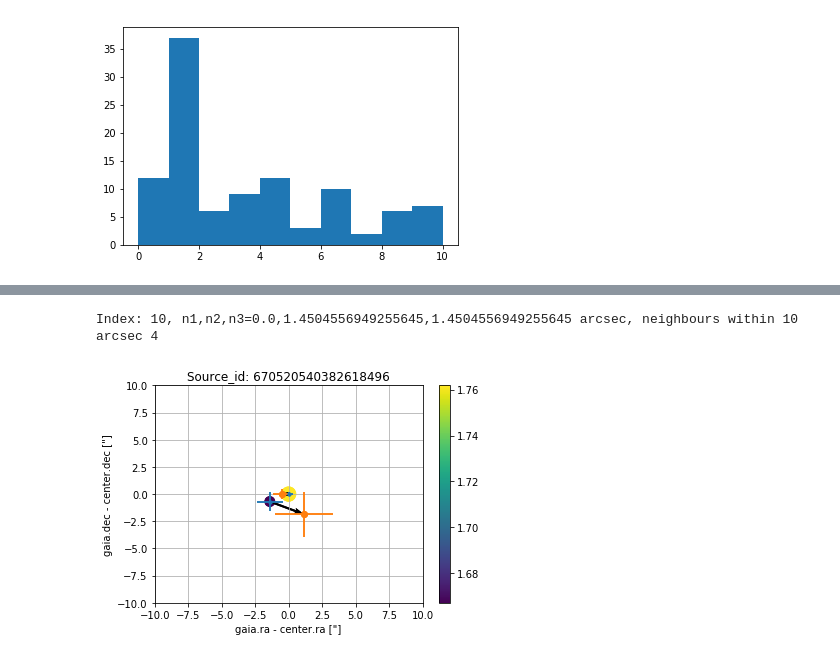
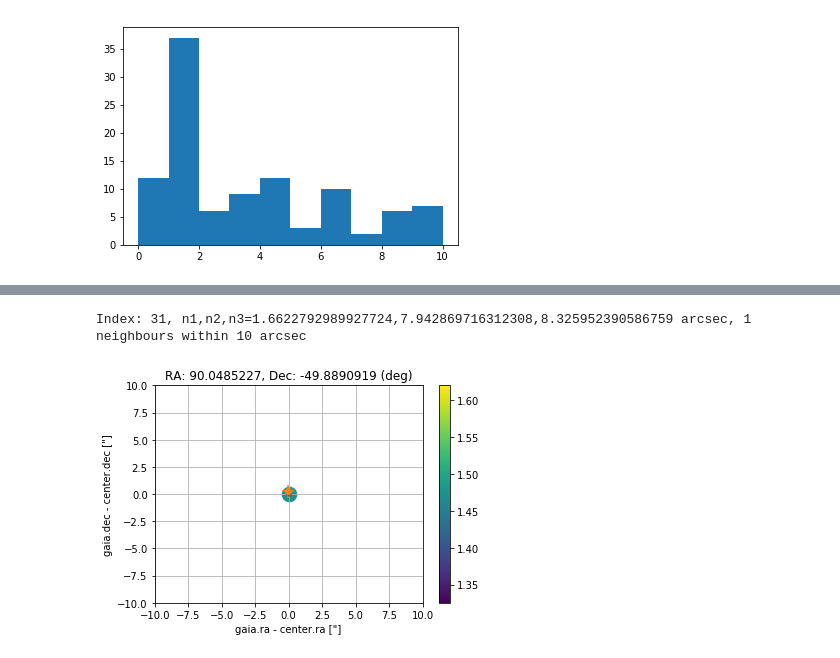
Before and after one commit to ivvv/MIsc, a Jupyter notebook: Lensed QSO DR2.ipynb, the cells around one changed output, grey strips where cells are left out. Drawn from its saved outputs; the diff is of its cells as text; code cells hidden in the pictures.

```diff
--- a/Lensed QSO DR2.ipynb
+++ b/Lensed QSO DR2.ipynb
@@ -223,7 +223,7 @@ def plotGaiaLense(full_cat,catalog,center,r=(-10,10),pm=True):
     d = full_cat[indx].to_pandas()
     #d = getLQSO(dd,center)
     scale = u.arcsecond.to(u.deg)
-    x = (d.ra-center['ra'])/scale
+    x = (d.ra-center['ra'])/scale/np.cos(np.deg2rad(center['dec']))
     y = (d.dec-center['dec'])/scale
     plt.errorbar(x,y,xerr=d.ra_error, yerr=d.dec_error,fmt='.')
     plt.scatter(x,y,s=100*np.exp(20-d.phot_g_mean_mag),c=d.astrometric_pseudo_colour)
@@ -236,16 +236,18 @@ def plotGaiaLense(full_cat,catalog,center,r=(-10,10),pm=True):
     plt.grid()
     plt.xlabel("gaia.ra - center.ra [\"]")
     plt.ylabel("gaia.dec - center.dec [\"]")
-    plt.title("Source_id: {}".format(center['source_id']))
+    #plt.title("Source_id: {}".format(center['source_id']))
+    plt.title('RA: {:.7f}, Dec: {:.7f} (deg)'.format(center['ra'],center['dec']))
     plt.xlim(r)
     plt.ylim(r)
 # %%
-iqqq = np.random.choice(len(ilimit))
+#iqqq = np.random.choice(len(ilimit))
+iqqq = 31 # strange as the tree says 4 neighbours in 10 arcsec but the search says 1.
 center = tout[iqqq]
 iq = getLQSO(catalog,center)
-print ("Index: {}, n1,n2,n3={},{},{} arcsec, neighbours within 10 arcsec {}".format(iqqq,tout['n1'][iqqq], tout['n2'][iqqq], tout['n3'][iqqq],len(iq)))
+print ("Index: {}, n1,n2,n3={},{},{} arcsec, {} neighbours within 10 arcsec".format(iqqq,tout['n1'][iqqq], tout['n2'][iqqq], tout['n3'][iqqq],len(iq)))
 #
-plotGaiaLense(t,catalog,center)
+plotGaiaLense(t,catalog,center,r=(-10,10))
 # %% [output]
-Index: 10, n1,n2,n3=0.0,1.4504556949255645,1.4504556949255645 arcsec, neighbours within 10 arcsec 4
+Index: 31, n1,n2,n3=1.6622792989927724,7.942869716312308,8.325952390586759 arcsec, 1 neighbours within 10 arcsec
-[figure, old version]
+[figure, new version]
```
Also changed, not shown: parts of 3 cells of this notebook.
